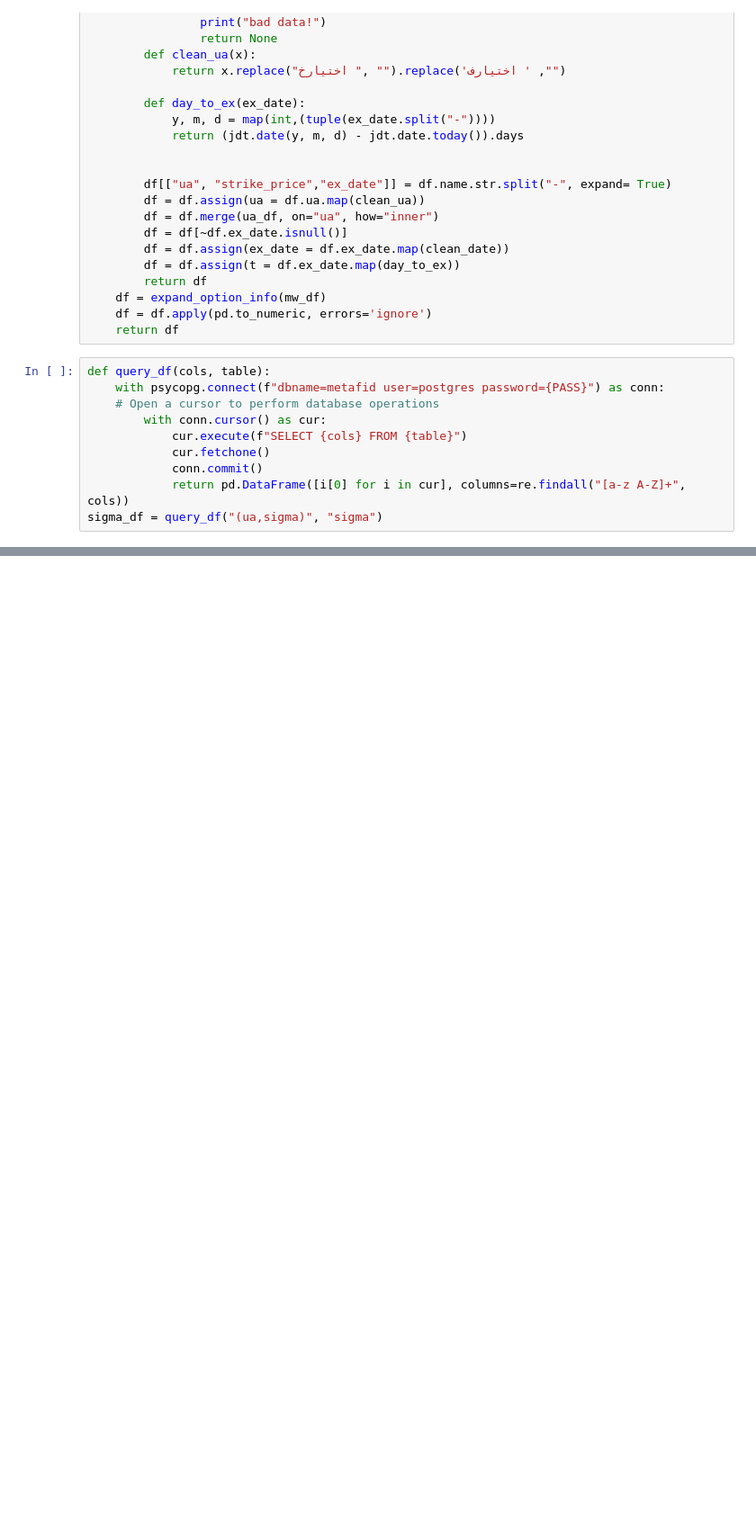
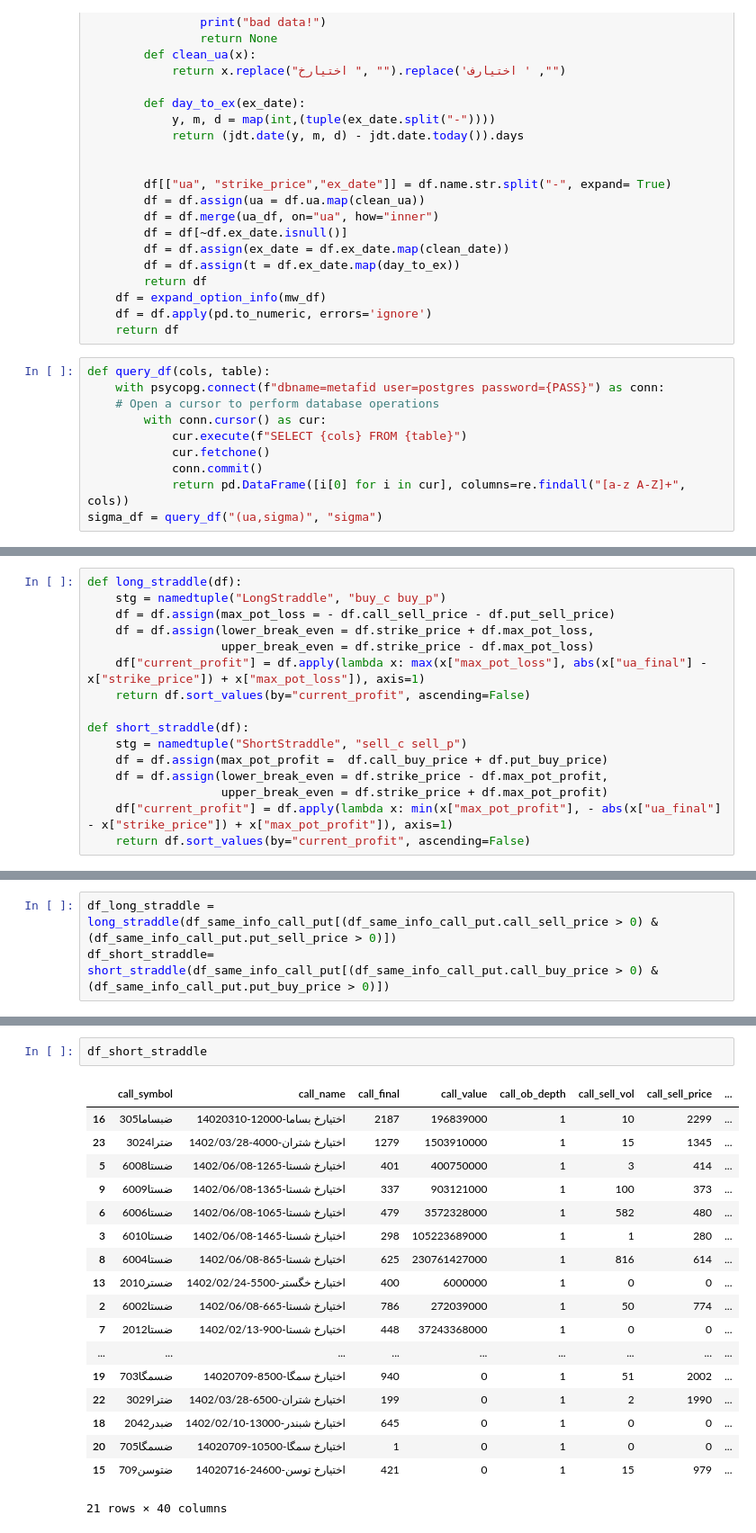
Before and after one commit to yghaderi/metafid-, a Jupyter notebook: example/example.ipynb, the cells around one changed output, grey strips where cells are left out. Shown at 90% size. Saved outputs shown, nothing was run; the diff lists cells and outputs as text; blank space fills up the shorter version.

```diff
--- a/example/example.ipynb
+++ b/example/example.ipynb
@@ -274 +311,17 @@ def bear_call_spread(df):
+# %%
+def long_straddle(df):
+    stg = namedtuple("LongStraddle", "buy_c buy_p")
+    df = df.assign(max_pot_loss = - df.call_sell_price - df.put_sell_price)
+    df = df.assign(lower_break_even = df.strike_price + df.max_pot_loss,
+                   upper_break_even = df.strike_price - df.max_pot_loss)
+    df["current_profit"] = df.apply(lambda x: max(x["max_pot_loss"], abs(x["ua_final"] - x["strike_price"]) + x["max_pot_loss"]), axis=1)
+    return df.sort_values(by="current_profit", ascending=False)
+
+def short_straddle(df):
+    stg = namedtuple("ShortStraddle", "sell_c sell_p")
+    df = df.assign(max_pot_profit =  df.call_buy_price + df.put_buy_price)
+    df = df.assign(lower_break_even = df.strike_price - df.max_pot_profit,
+                   upper_break_even = df.strike_price + df.max_pot_profit)
+    df["current_profit"] = df.apply(lambda x: min(x["max_pot_profit"], - abs(x["ua_final"] - x["strike_price"]) + x["max_pot_profit"]), axis=1)
+    return df.sort_values(by="current_profit", ascending=False)
 # %%
@@ -276 +329,4 @@ df_bsc = bull_call_spread(call[(call.ob_depth==1) &(call.sell_price>0) &(call.bu
+# %%
+df_long_straddle = long_straddle(df_same_info_call_put[(df_same_info_call_put.call_sell_price > 0) & (df_same_info_call_put.put_sell_price > 0)])
+df_short_straddle= short_straddle(df_same_info_call_put[(df_same_info_call_put.call_buy_price > 0) & (df_same_info_call_put.put_buy_price > 0)])
 # %%
@@ -285,0 +348,21 @@ Index(['symbol', 'name', 'value', 'ob_depth', 'sell_vol', 'sell_price',
+# %%
+df_short_straddle
+# %% [output]
+|  | call_symbol | call_name | call_final | call_value | call_ob_depth | call_sell_vol | call_sell_price | ... |
+| 16 | ضبساما305 | اختيارخ بساما-12000-14020310 | 2187 | 196839000 | 1 | 10 | 2299 | ... |
+| 23 | ضترا3024 | اختيارخ شتران-4000-1402/03/28 | 1279 | 1503910000 | 1 | 15 | 1345 | ... |
+| 5 | ضستا6008 | اختيارخ شستا-1265-1402/06/08 | 401 | 400750000 | 1 | 3 | 414 | ... |
+| 9 | ضستا6009 | اختيارخ شستا-1365-1402/06/08 | 337 | 903121000 | 1 | 100 | 373 | ... |
+| 6 | ضستا6006 | اختيارخ شستا-1065-1402/06/08 | 479 | 3572328000 | 1 | 582 | 480 | ... |
+| 3 | ضستا6010 | اختيارخ شستا-1465-1402/06/08 | 298 | 105223689000 | 1 | 1 | 280 | ... |
+| 8 | ضستا6004 | اختيارخ شستا-865-1402/06/08 | 625 | 230761427000 | 1 | 816 | 614 | ... |
+| 13 | ضستر2010 | اختيارخ خگستر-5500-1402/02/24 | 400 | 6000000 | 1 | 0 | 0 | ... |
+| 2 | ضستا6002 | اختيارخ شستا-665-1402/06/08 | 786 | 272039000 | 1 | 50 | 774 | ... |
+| 7 | ضستا2012 | اختيارخ شستا-900-1402/02/13 | 448 | 37243368000 | 1 | 0 | 0 | ... |
+| ... | ... | ... | ... | ... | ... | ... | ... | ... |
+| 19 | ضسمگا703 | اختيارخ سمگا-8500-14020709 | 940 | 0 | 1 | 51 | 2002 | ... |
+| 22 | ضترا3029 | اختيارخ شتران-6500-1402/03/28 | 199 | 0 | 1 | 2 | 1990 | ... |
+| 18 | ضبدر2042 | اختيارخ شبندر-13000-1402/02/10 | 645 | 0 | 1 | 0 | 0 | ... |
+| 20 | ضسمگا705 | اختيارخ سمگا-10500-14020709 | 1 | 0 | 1 | 0 | 0 | ... |
+| 15 | ضتوسن709 | اختيارخ توسن-24600-14020716 | 421 | 0 | 1 | 15 | 979 | ... |
+21 rows × 40 columns
```
Also changed, not shown: parts of 10 cells of this notebook, 3 other files.
